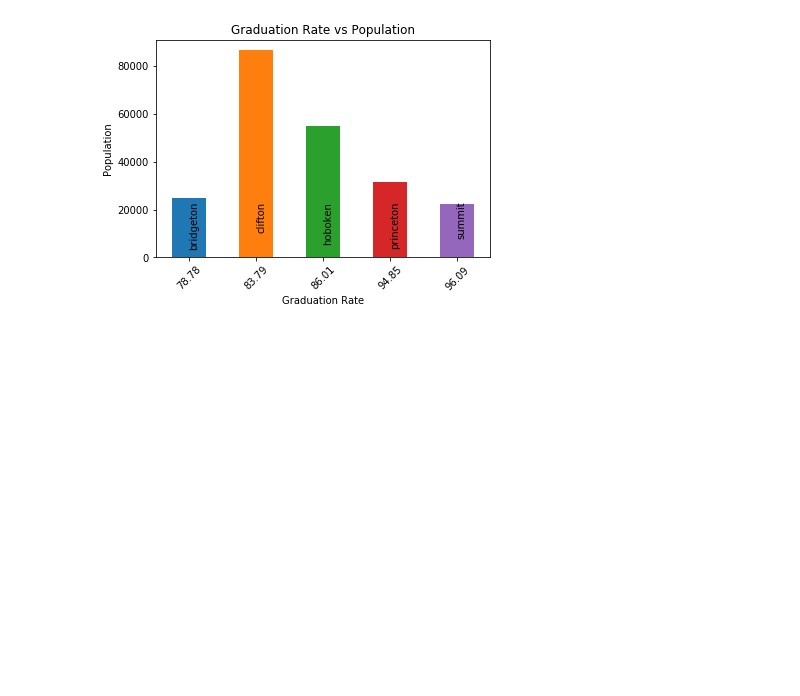
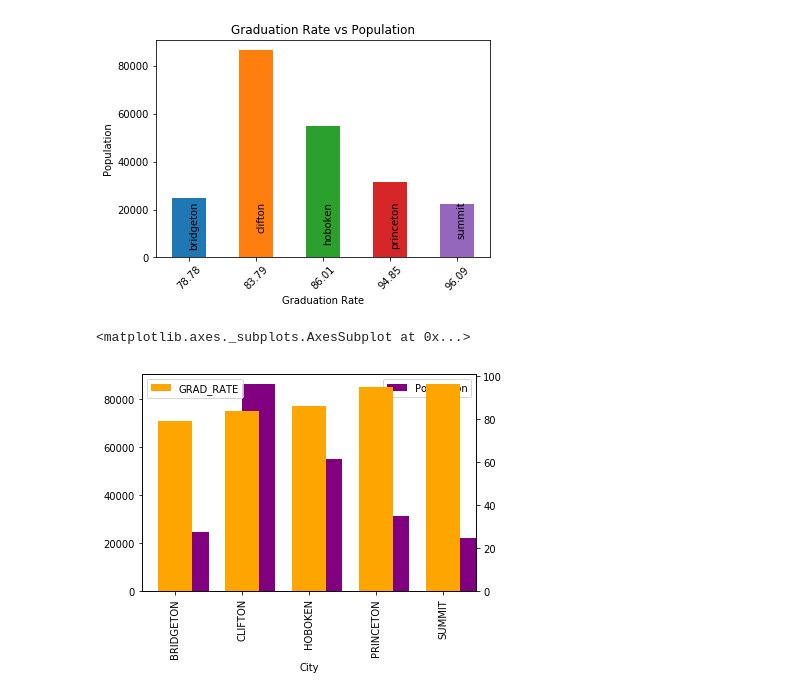
Before and after one commit to fab5-rutgers/first_project, a Jupyter notebook: pop_vs_grad/pop_vs_grad.ipynb, the cells around one changed output. Cells and saved outputs as stored; diff of their text form; code cells hidden in the pictures; blank space fills up the shorter version.

Commit message:
Udated pop_vs_grad

```diff
--- a/pop_vs_grad/pop_vs_grad.ipynb
+++ b/pop_vs_grad/pop_vs_grad.ipynb
@@ -153,3 +153,29 @@ plt.xticks(rotation=45)
 # %% [output]
 (array([0, 1, 2, 3, 4]), <a list of 5 Text xticklabel objects>)
 [figure]
+# %%
+#smallset_2016
+fig = plt.figure()
+newax1 = fig.add_subplot(111)
+newax2 = newax1.twinx()
+d = smallset_2016.plot(
+    kind="bar",
+    ax=newax1,
+    position=0,
+    color='purple',
+    legend=True,
+    y="Population",
+
+)
+
+smallset_2016.plot(
+    kind="bar",
+    ax=newax2,
+    position=.5,
+    color='orange',
+    legend=True,
+    y="GRAD_RATE"
+)
+# %% [output]
+<matplotlib.axes._subplots.AxesSubplot at 0x...>
+[figure, added]
```
Also changed, not shown: parts of 3 cells of this notebook, 1 other file.
